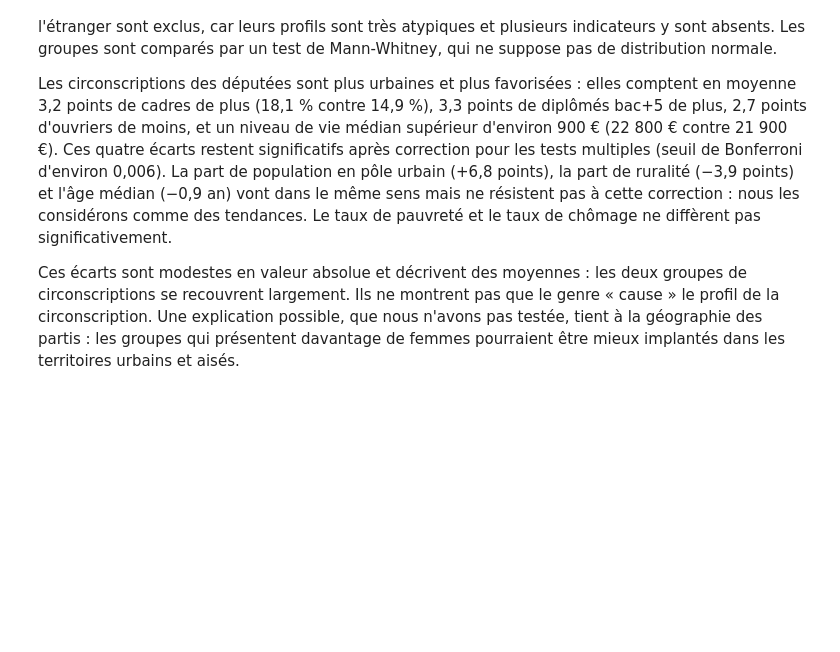
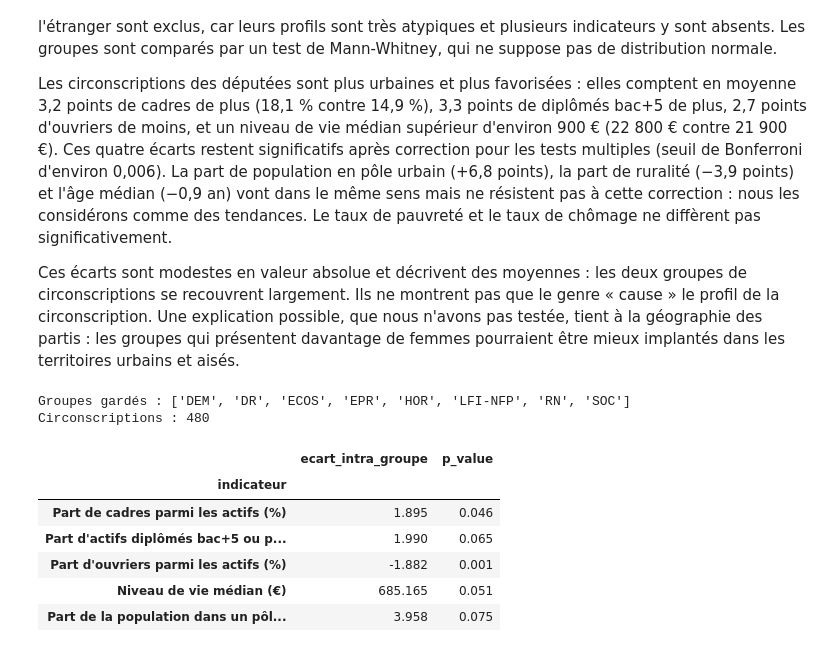
Before and after one commit to leanagzl/Python-pour-la-data-science-S1, a Jupyter notebook: rapport.ipynb, the cells around one changed output. Cells and saved outputs as stored; diff of their text form; code cells hidden in the pictures; blank space fills up the shorter version.

Commit message:
genre : comparaison a l'interieur des groupes politiques

```diff
--- a/rapport.ipynb
+++ b/rapport.ipynb
@@ -169,3 +169,20 @@ Nous comparons, en métropole (536 circonscriptions : 209 élues femmes, 327 él
 Les circonscriptions des députées sont plus urbaines et plus favorisées : elles comptent en moyenne 3,2 points de cadres de plus (18,1 % contre 14,9 %), 3,3 points de diplômés bac+5 de plus, 2,7 points d'ouvriers de moins, et un niveau de vie médian supérieur d'environ 900 € (22 800 € contre 21 900 €). Ces quatre écarts restent significatifs après correction pour les tests multiples (seuil de Bonferroni d'environ 0,006). La part de population en pôle urbain (+6,8 points), la part de ruralité (−3,9 points) et l'âge médian (−0,9 an) vont dans le même sens mais ne résistent pas à cette correction : nous les considérons comme des tendances. Le taux de pauvreté et le taux de chômage ne diffèrent pas significativement.
 
 Ces écarts sont modestes en valeur absolue et décrivent des moyennes : les deux groupes de circonscriptions se recouvrent largement. Ils ne montrent pas que le genre « cause » le profil de la circonscription. Une explication possible, que nous n'avons pas testée, tient à la géographie des partis : les groupes qui présentent davantage de femmes pourraient être mieux implantés dans les territoires urbains et aisés.
+# %%
+from representativite import comparer_genre_intra_groupe
+
+tab_intra = comparer_genre_intra_groupe(comp)
+print("Groupes gardés :", tab_intra.attrs["groupes"])
+print("Circonscriptions :", tab_intra.attrs["effectif"])
+display(tab_intra.round(3))
+# %% [output]
+Groupes gardés : ['DEM', 'DR', 'ECOS', 'EPR', 'HOR', 'LFI-NFP', 'RN', 'SOC']
+Circonscriptions : 480
+|  | ecart_intra_groupe | p_value |
+| indicateur |  |  |
+| Part de cadres parmi les actifs (%) | 1.895 | 0.046 |
+| Part d'actifs diplômés bac+5 ou p... | 1.990 | 0.065 |
+| Part d'ouvriers parmi les actifs (%) | -1.882 | 0.001 |
+| Niveau de vie médian (€) | 685.165 | 0.051 |
+| Part de la population dans un pôl... | 3.958 | 0.075 |
```
Also changed, not shown: parts of 1 cell of this notebook, 1 other file.
